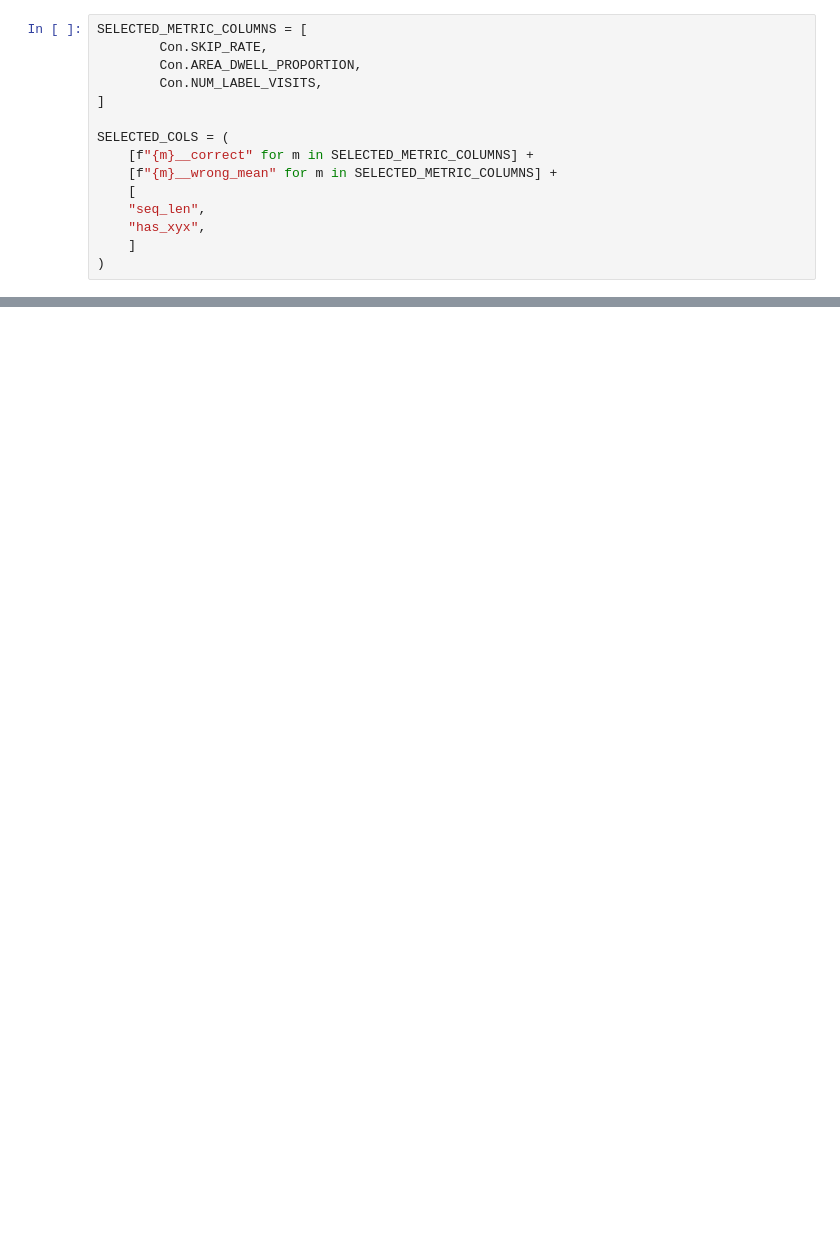
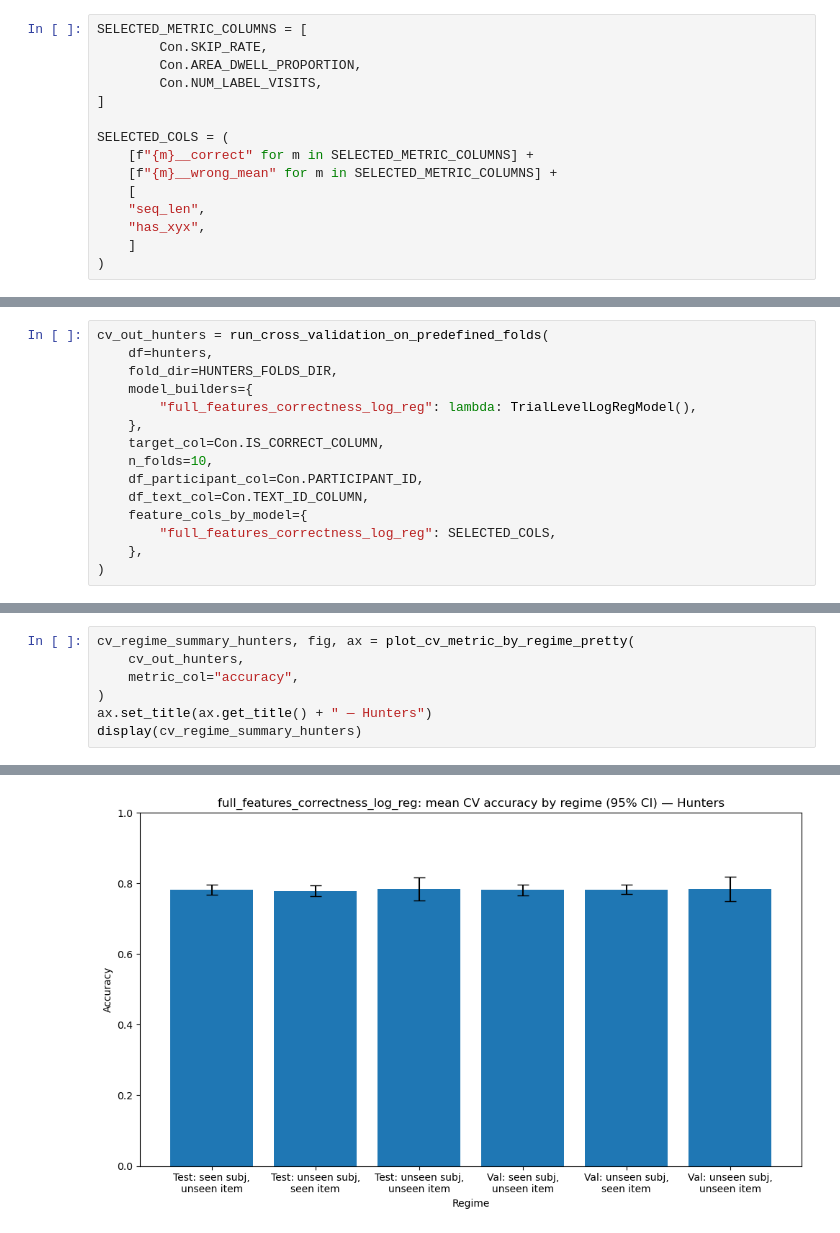
Before and after one commit to Mormorfor/QA_eyetracking, a Jupyter notebook: notebooks/cross_validation_run.ipynb, the cells around one changed output, grey strips where cells are left out. Drawn from its saved outputs; the diff is of its cells as text; blank space fills up the shorter version.

```diff
--- a/notebooks/cross_validation_run.ipynb
+++ b/notebooks/cross_validation_run.ipynb
@@ -319,0 +115,15 @@ display(cv_regime_summary)
+# %%
+cv_out_hunters = run_cross_validation_on_predefined_folds(
+    df=hunters,
+    fold_dir=HUNTERS_FOLDS_DIR,
+    model_builders={
+        "full_features_correctness_log_reg": lambda: TrialLevelLogRegModel(),
+    },
+    target_col=Con.IS_CORRECT_COLUMN,
+    n_folds=10,
+    df_participant_col=Con.PARTICIPANT_ID,
+    df_text_col=Con.TEXT_ID_COLUMN,
+    feature_cols_by_model={
+        "full_features_correctness_log_reg": SELECTED_COLS,
+    },
+)
@@ -319,0 +178,8 @@ display(cv_regime_summary)
+# %%
+cv_regime_summary_hunters, fig, ax = plot_cv_metric_by_regime_pretty(
+    cv_out_hunters,
+    metric_col="accuracy",
+)
+ax.set_title(ax.get_title() + " — Hunters")
+display(cv_regime_summary_hunters)
+# %% [output]
@@ -319,0 +193 @@ display(cv_regime_summary)
+[figure, added]
```
Also changed, not shown: parts of 12 cells of this notebook, 44 other files.
